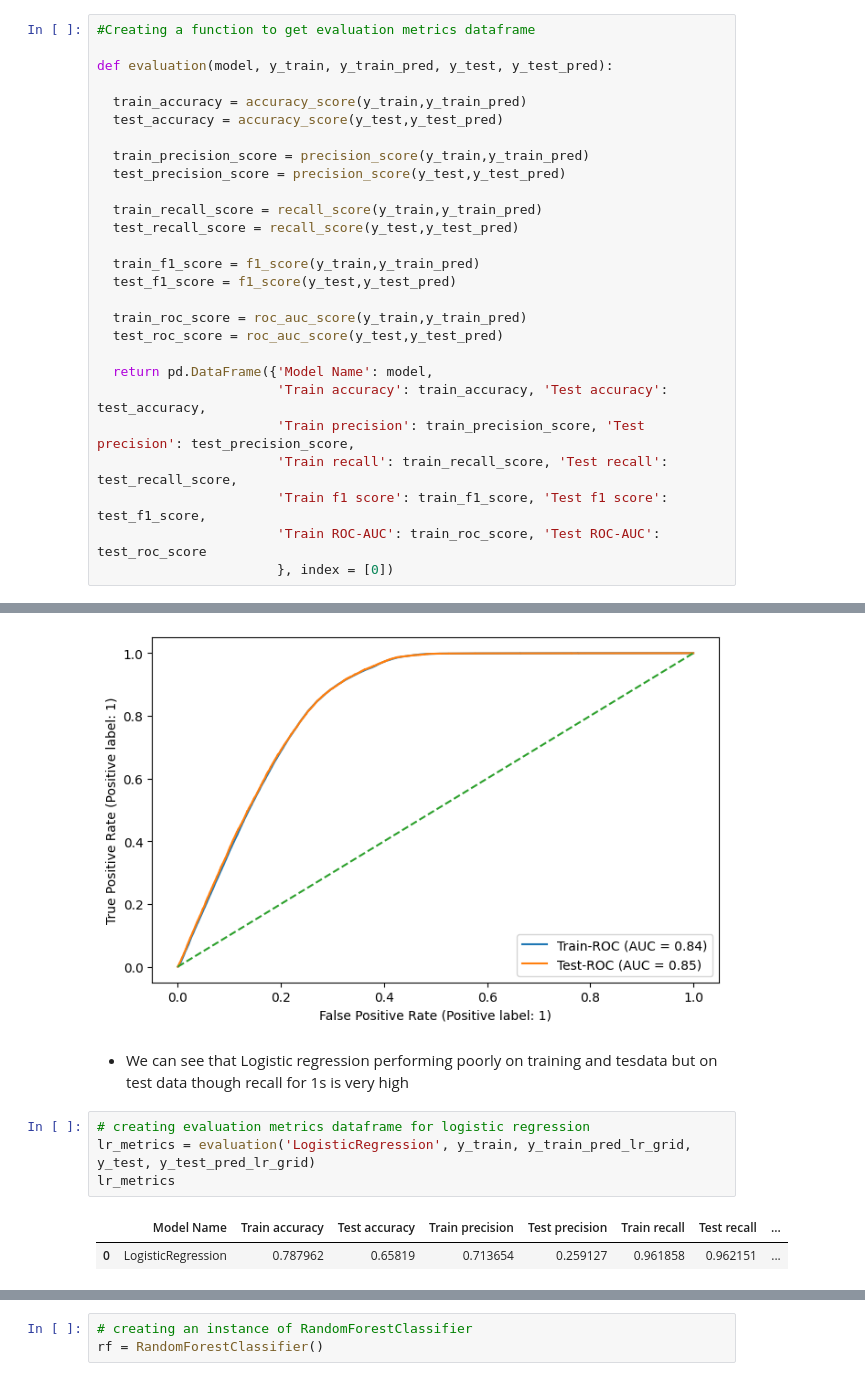
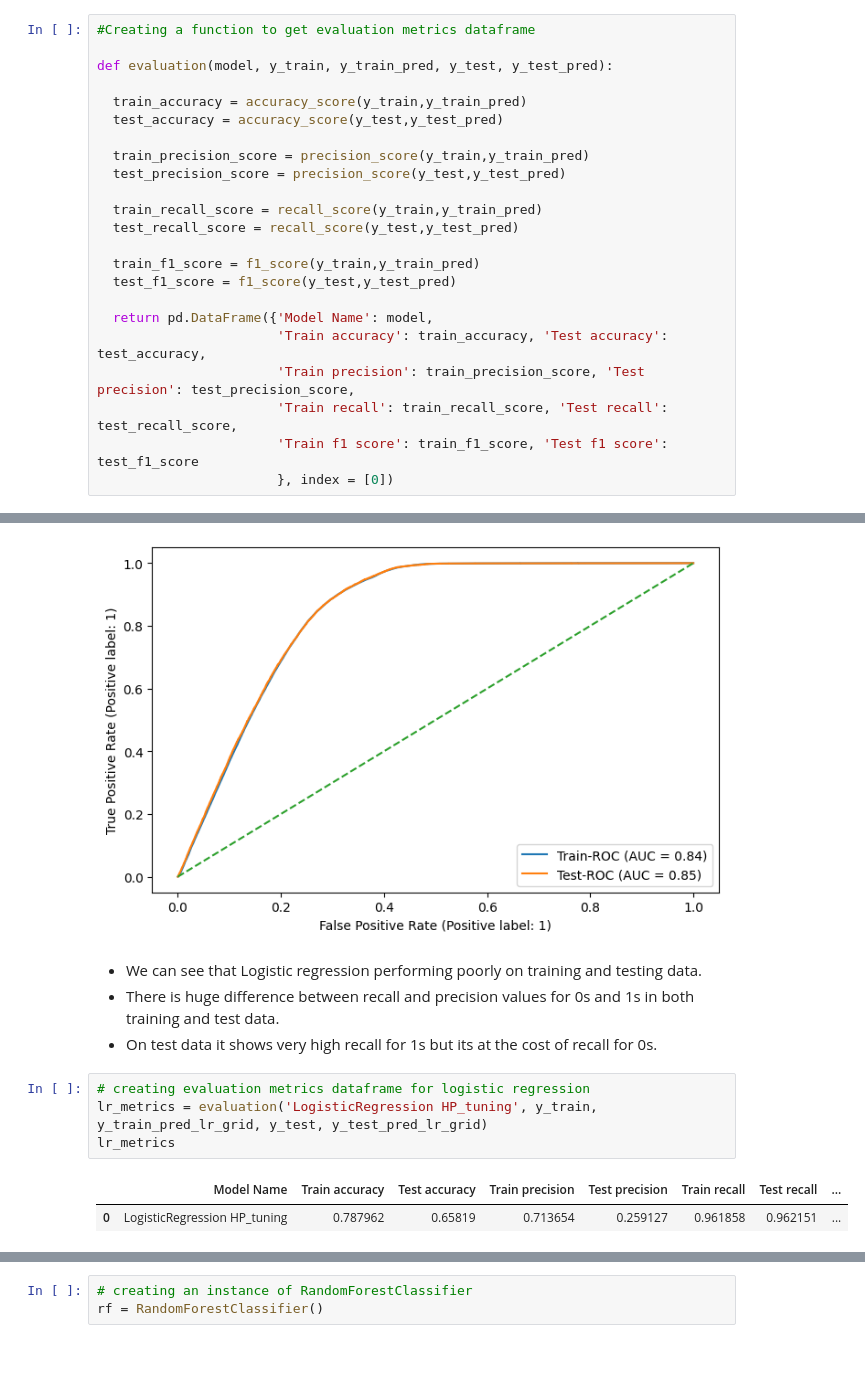
Before and after one commit to Saif-Khan435/Health-Insurance-Cross-Sell-Prediction, a Jupyter notebook: Mohammed_Saif_Khan_HEALTH_INSURANCE_CROSS_SELL_PREDICTION.ipynb, the cells around one changed output, grey strips where cells are left out. Saved outputs shown, nothing was run; the diff lists cells and outputs as text; blank space fills up the shorter version.

```diff
--- a/Mohammed_Saif_Khan_HEALTH_INSURANCE_CROSS_SELL_PREDICTION.ipynb
+++ b/Mohammed_Saif_Khan_HEALTH_INSURANCE_CROSS_SELL_PREDICTION.ipynb
@@ -834,15 +858,11 @@ def evaluation(model, y_train, y_train_pred, y_test, y_test_pred):
   train_f1_score = f1_score(y_train,y_train_pred)
   test_f1_score = f1_score(y_test,y_test_pred)
 
-  train_roc_score = roc_auc_score(y_train,y_train_pred)
-  test_roc_score = roc_auc_score(y_test,y_test_pred)
-
   return pd.DataFrame({'Model Name': model,
                        'Train accuracy': train_accuracy, 'Test accuracy': test_accuracy,
                        'Train precision': train_precision_score, 'Test precision': test_precision_score,
                        'Train recall': train_recall_score, 'Test recall': test_recall_score,
-                       'Train f1 score': train_f1_score, 'Test f1 score': test_f1_score,
-                       'Train ROC-AUC': train_roc_score, 'Test ROC-AUC': test_roc_score
+                       'Train f1 score': train_f1_score, 'Test f1 score': test_f1_score
                        }, index = [0])
 # %% [markdown]
 We created functions here to get evaluation metrics for the following models we experimented.
@@ -946,13 +968,15 @@ weighted avg       0.83      0.79      0.78    501598
 
 ROC_AUC Curve :
 [figure]
-# %% [markdown]
-* We can see that Logistic regression performing poorly on training and tesdata but on test data though recall for 1s is very high
+# %% [markdown]
+* We can see that Logistic regression performing poorly on training and testing data.
+* There is huge difference between recall and precision values for 0s and 1s in both training and test data.
+* On test data it shows very high recall for 1s but its at the cost of recall for 0s.
 # %%
 # creating evaluation metrics dataframe for logistic regression
-lr_metrics = evaluation('LogisticRegression', y_train, y_train_pred_lr_grid, y_test, y_test_pred_lr_grid)
+lr_metrics = evaluation('LogisticRegression HP_tuning', y_train, y_train_pred_lr_grid, y_test, y_test_pred_lr_grid)
 lr_metrics
 # %% [output]
 |  | Model Name | Train accuracy | Test accuracy | Train precision | Test precision | Train recall | Test recall | ... |
-| 0 | LogisticRegression | 0.787962 | 0.65819 | 0.713654 | 0.259127 | 0.961858 | 0.962151 | ... |
+| 0 | LogisticRegression HP_tuning | 0.787962 | 0.65819 | 0.713654 | 0.259127 | 0.961858 | 0.962151 | ... |
 # %% [markdown]
```
Also changed, not shown: parts of 52 cells of this notebook.
